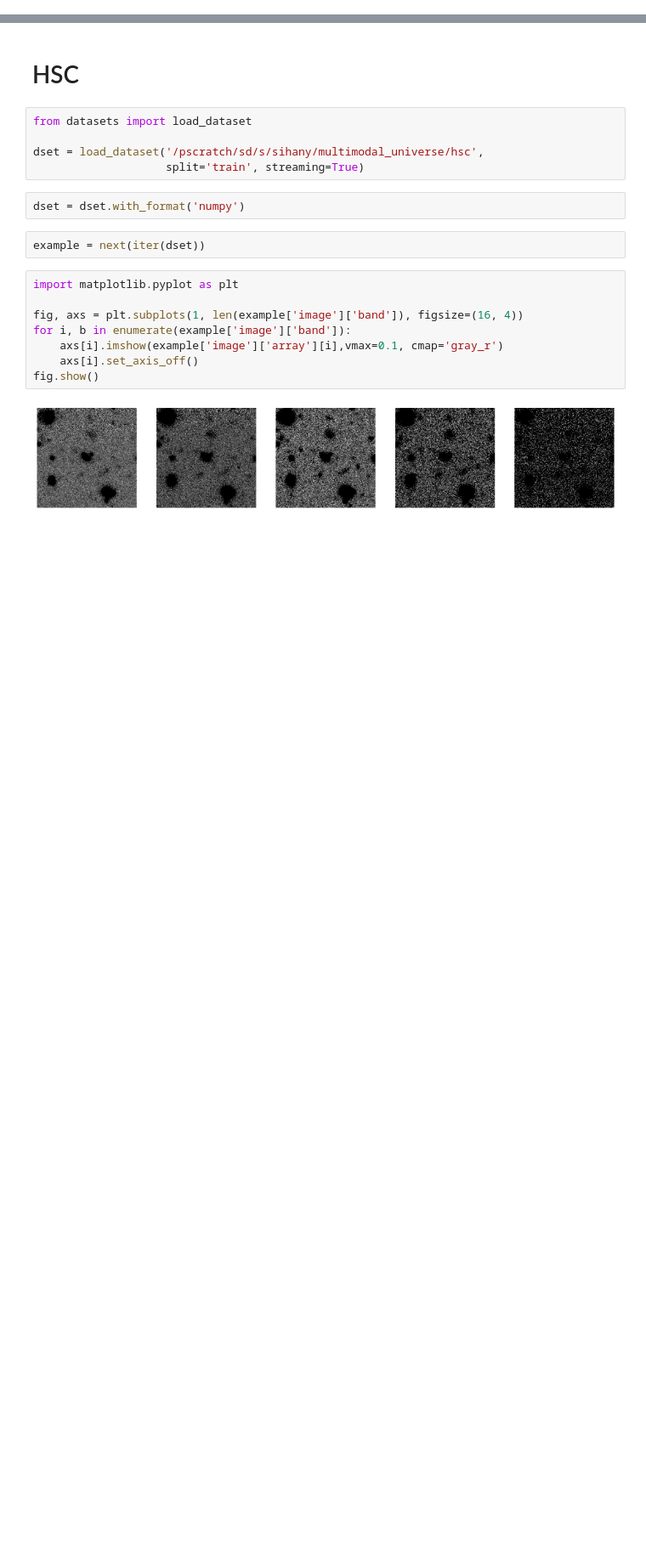
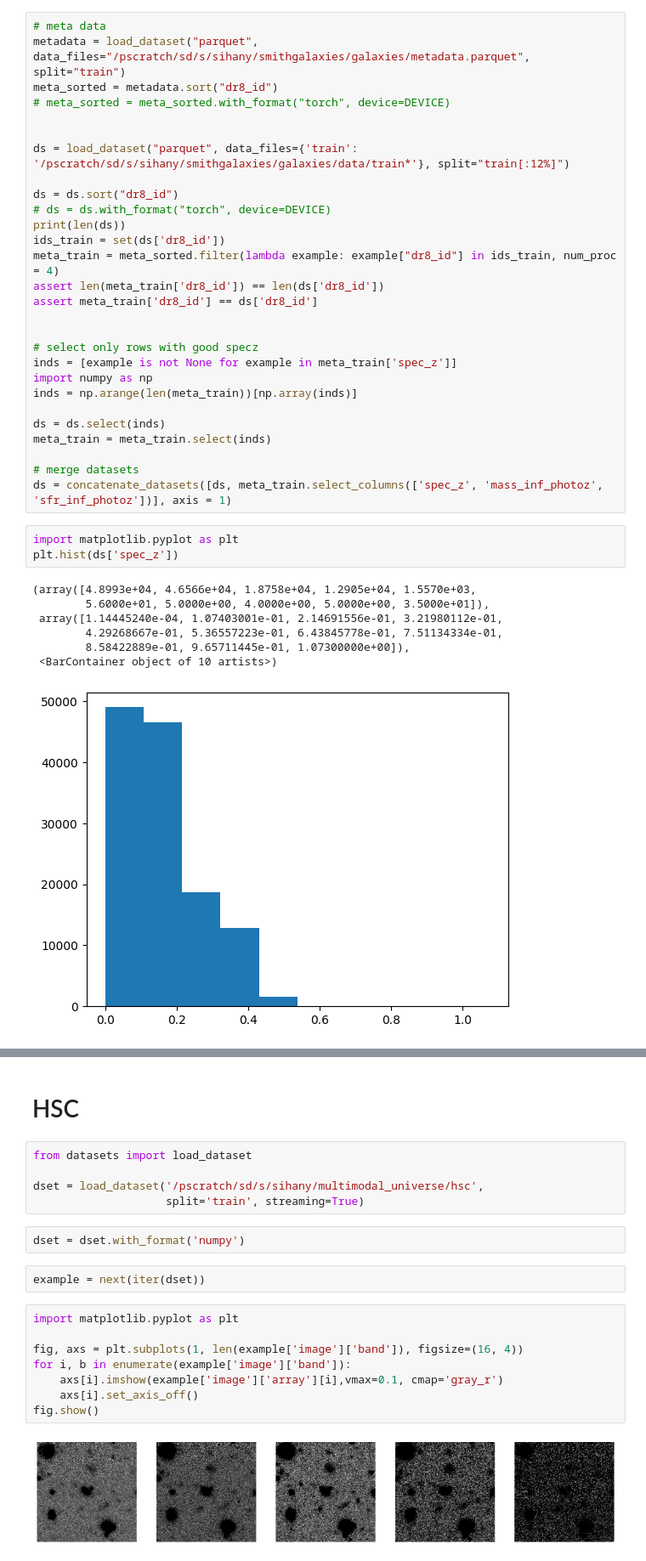
Before and after one commit to SandyYuan/galaxydiffuser, a Jupyter notebook: load_data.ipynb, the cells around one changed output, grey strips where cells are left out. Shown at 85% size. Cells and saved outputs as stored; diff of their text form; blank space fills up the shorter version.

Commit message:
figured out how to add conditioning data

```diff
--- a/load_data.ipynb
+++ b/load_data.ipynb
@@ -0,0 +21,39 @@
+# %%
+# meta data
+metadata = load_dataset("parquet", data_files="/pscratch/sd/s/sihany/smithgalaxies/galaxies/metadata.parquet", split="train")
+meta_sorted = metadata.sort("dr8_id")
+# meta_sorted = meta_sorted.with_format("torch", device=DEVICE)
+
+
+ds = load_dataset("parquet", data_files={'train': '/pscratch/sd/s/sihany/smithgalaxies/galaxies/data/train*'}, split="train[:12%]")
+
+ds = ds.sort("dr8_id")
+# ds = ds.with_format("torch", device=DEVICE)
+print(len(ds))
+ids_train = set(ds['dr8_id'])
+meta_train = meta_sorted.filter(lambda example: example["dr8_id"] in ids_train, num_proc = 4)
+assert len(meta_train['dr8_id']) == len(ds['dr8_id'])
+assert meta_train['dr8_id'] == ds['dr8_id']
+
+
+# select only rows with good specz
+inds = [example is not None for example in meta_train['spec_z']]
+import numpy as np
+inds = np.arange(len(meta_train))[np.array(inds)]
+
+ds = ds.select(inds)
+meta_train = meta_train.select(inds)
+
+# merge datasets
+ds = concatenate_datasets([ds, meta_train.select_columns(['spec_z', 'mass_inf_photoz', 'sfr_inf_photoz'])], axis = 1)
+# %%
+import matplotlib.pyplot as plt
+plt.hist(ds['spec_z'])
+# %% [output]
+(array([4.8993e+04, 4.6566e+04, 1.8758e+04, 1.2905e+04, 1.5570e+03,
+        5.6000e+01, 5.0000e+00, 4.0000e+00, 5.0000e+00, 3.5000e+01]),
+ array([1.14445240e-04, 1.07403001e-01, 2.14691556e-01, 3.21980112e-01,
+        4.29268667e-01, 5.36557223e-01, 6.43845778e-01, 7.51134334e-01,
+        8.58422889e-01, 9.65711445e-01, 1.07300000e+00]),
+ <BarContainer object of 10 artists>)
+[figure, added]
```
Also changed, not shown: parts of 5 cells of this notebook, 3 other files.
